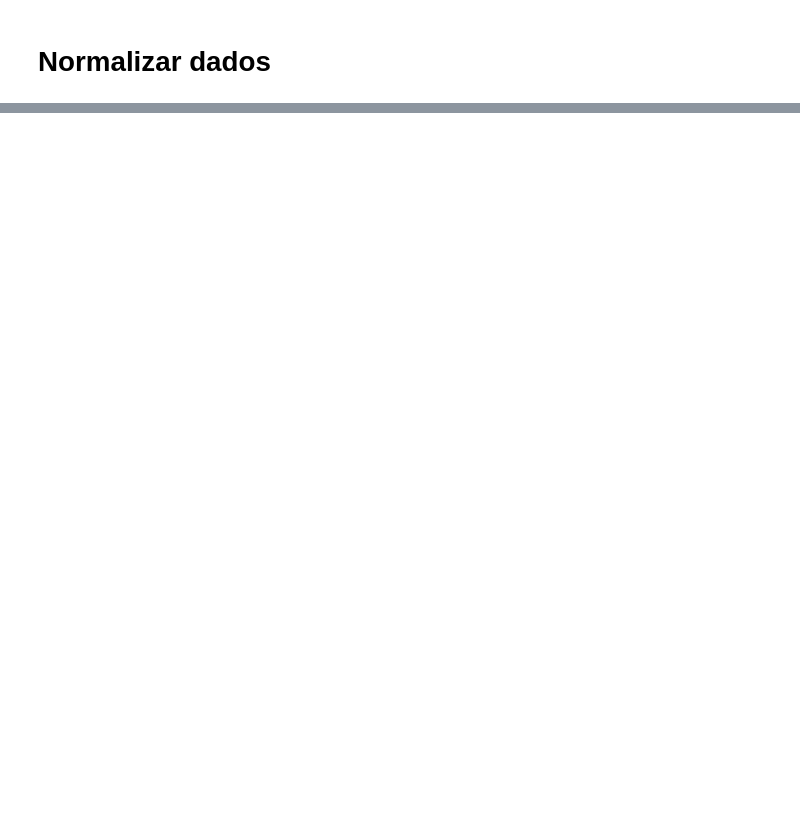
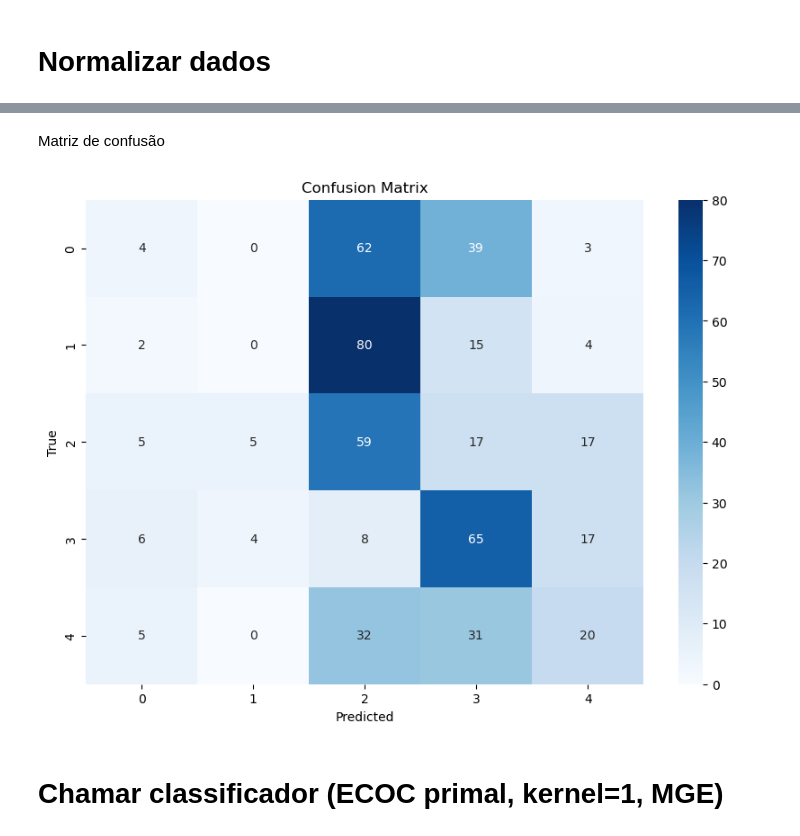
Before and after one commit to Pedro-Veiga0/Projeto-OML, a Jupyter notebook: teste_BDartificial_ECOC_OVO.ipynb, the cells around one changed output, grey strips where cells are left out. Drawn from its saved outputs; the diff is of its cells as text; code cells hidden in the pictures; blank space fills up the shorter version.

```diff
--- a/teste_BDartificial_ECOC_OVO.ipynb
+++ b/teste_BDartificial_ECOC_OVO.ipynb
@@ -106,0 +126,17 @@ plt.show()
+# %%
+from CLog_MC_Ecoc import CLog_Ecoc
+from utils import plot_decision_boundary
+from sklearn.metrics import accuracy_score
+
+model = CLog_Ecoc(n_iter=1000, batch_size=64, kernel=1, step=0.005, mode='primal', iterative=False)
+
+model.fit(x_train, y_train)
+
+y_pred = model.predict(x_train)
+accuracy = accuracy_score(y_train, y_pred)
+print(f'Acurácia de treino: {accuracy:.2f}')
+
+y_pred = model.predict(x_test)
+accuracy = accuracy_score(y_test, y_pred)
+print(f'Acurácia de teste: {accuracy:.2f}')
+plot_decision_boundary(model, x_test, y_test, resolution=300)
@@ -106,0 +163,18 @@ plt.show()
+# %% [markdown]
+Matriz de confusão
+# %%
+from sklearn.metrics import confusion_matrix
+import seaborn as sns
+import matplotlib.pyplot as plt
+
+cm = confusion_matrix(y_test, y_pred)
+plt.figure(figsize=(10, 7))
+sns.heatmap(cm, annot=True, fmt='d', cmap='Blues', xticklabels=model.classes_, yticklabels=model.classes_)
+plt.xlabel('Predicted')
+plt.ylabel('True')
+plt.title('Confusion Matrix')
+plt.show()
+# %% [output]
+[figure, added]
+# %% [markdown]
+# Chamar classificador (ECOC primal, kernel=1, MGE)
```
Also changed, not shown: parts of 104 cells of this notebook, 1 other file.
